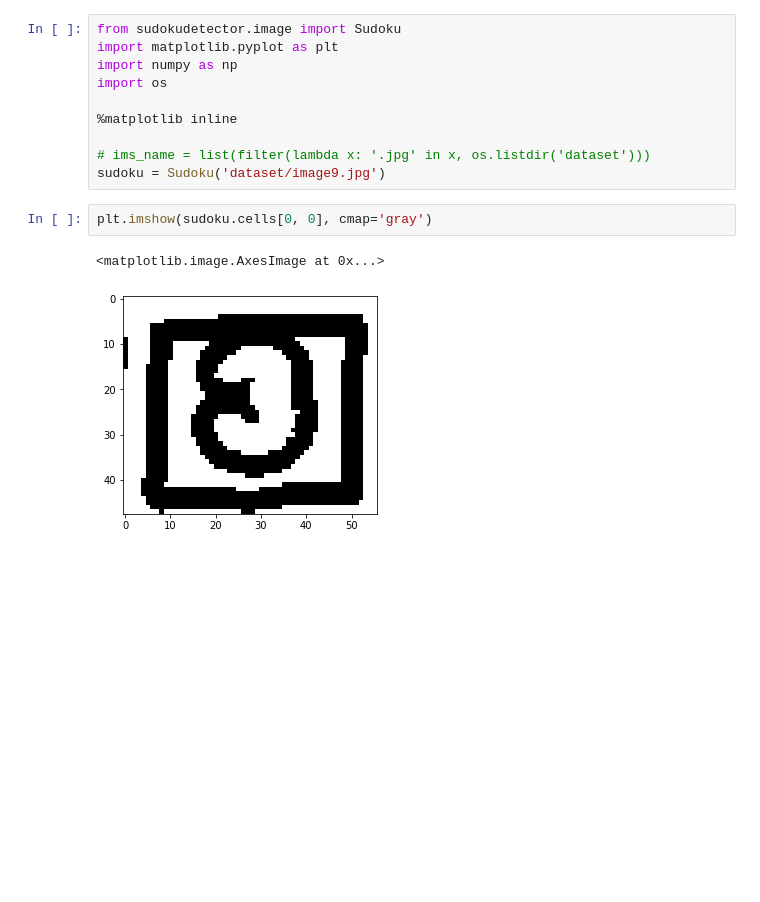
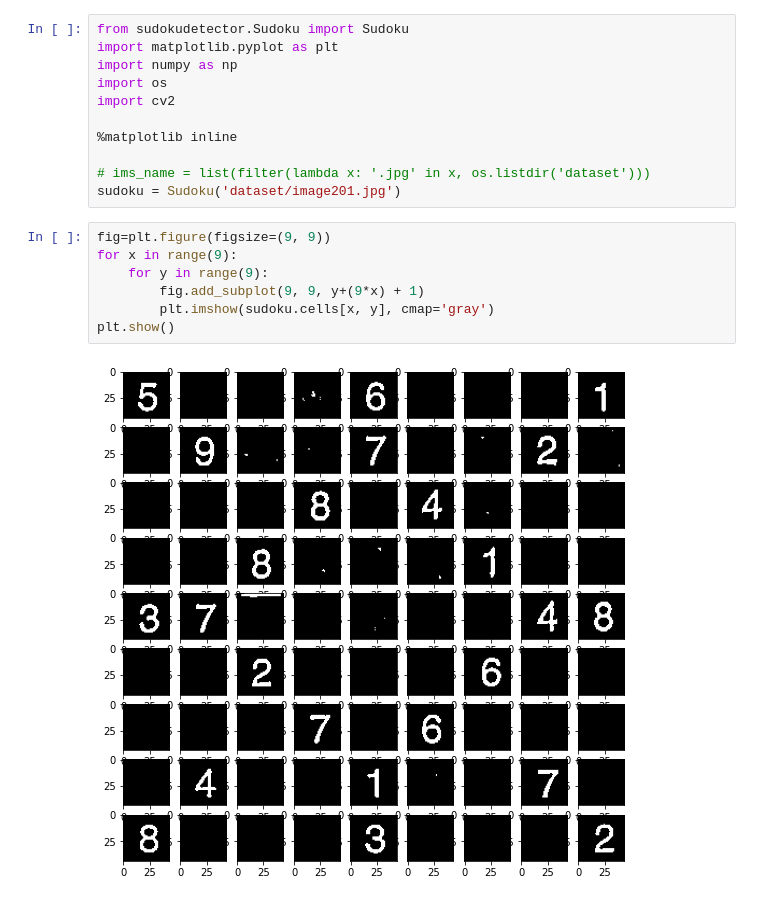
Before and after one commit to A-tichat/sudoku_detector, a Jupyter notebook: split_sudoku.ipynb, the cells around one changed output. Drawn from its saved outputs; the diff is of its cells as text; blank space fills up the shorter version.

```diff
--- a/split_sudoku.ipynb
+++ b/split_sudoku.ipynb
@@ -1,15 +1,20 @@
 # %%
-from sudokudetector.image import Sudoku
+from sudokudetector.Sudoku import Sudoku
 import matplotlib.pyplot as plt
 import numpy as np
 import os
+import cv2
 
 %matplotlib inline
 
 # ims_name = list(filter(lambda x: '.jpg' in x, os.listdir('dataset')))
-sudoku = Sudoku('dataset/image9.jpg')
+sudoku = Sudoku('dataset/image201.jpg')
-# %%
-plt.imshow(sudoku.cells[0, 0], cmap='gray')
-# %% [output]
-<matplotlib.image.AxesImage at 0x...>
-[figure, removed]
+# %%
+fig=plt.figure(figsize=(9, 9))
+for x in range(9):
+    for y in range(9):
+        fig.add_subplot(9, 9, y+(9*x) + 1)
+        plt.imshow(sudoku.cells[x, y], cmap='gray')
+plt.show()
+# %% [output]
+[figure, added]
```
Also changed, not shown: parts of 2 cells of this notebook, 1 other file.
